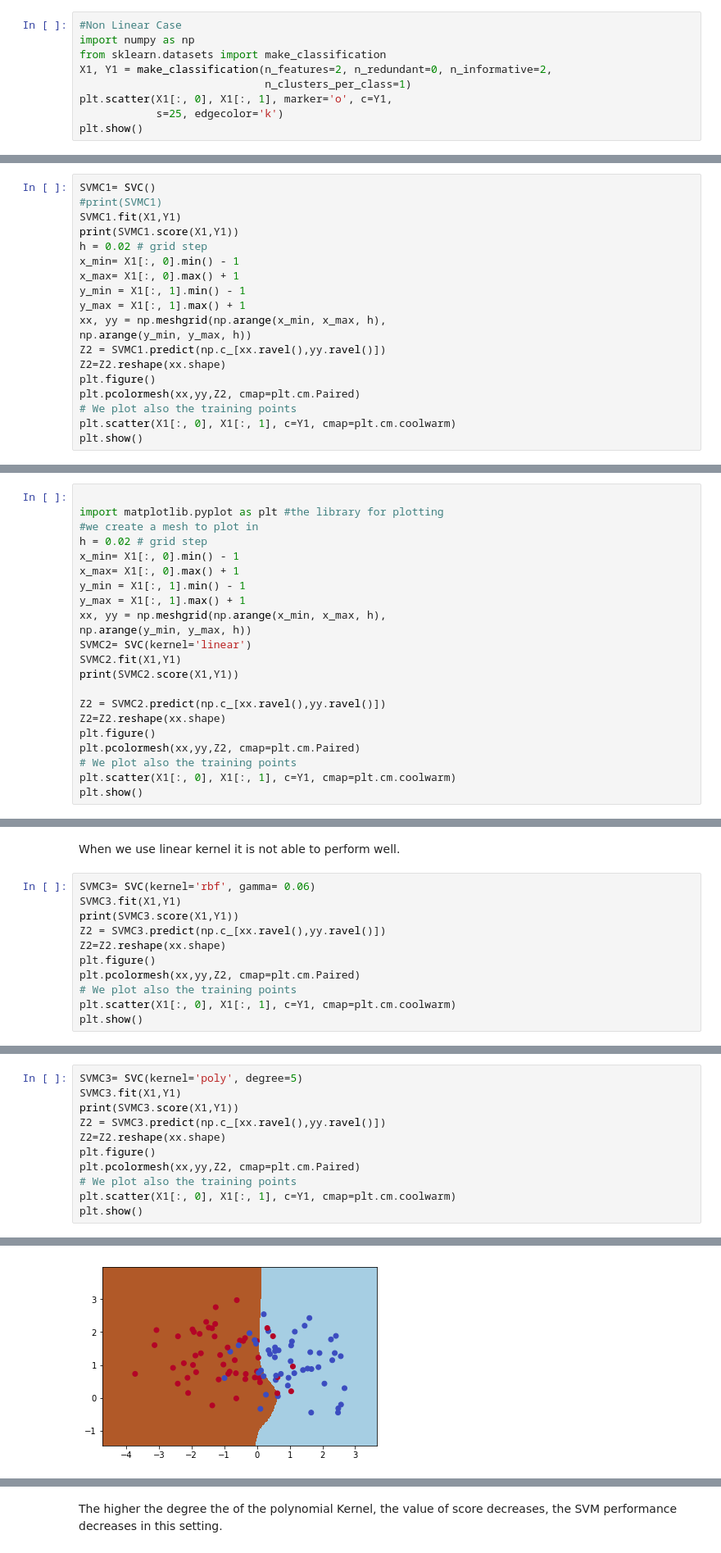
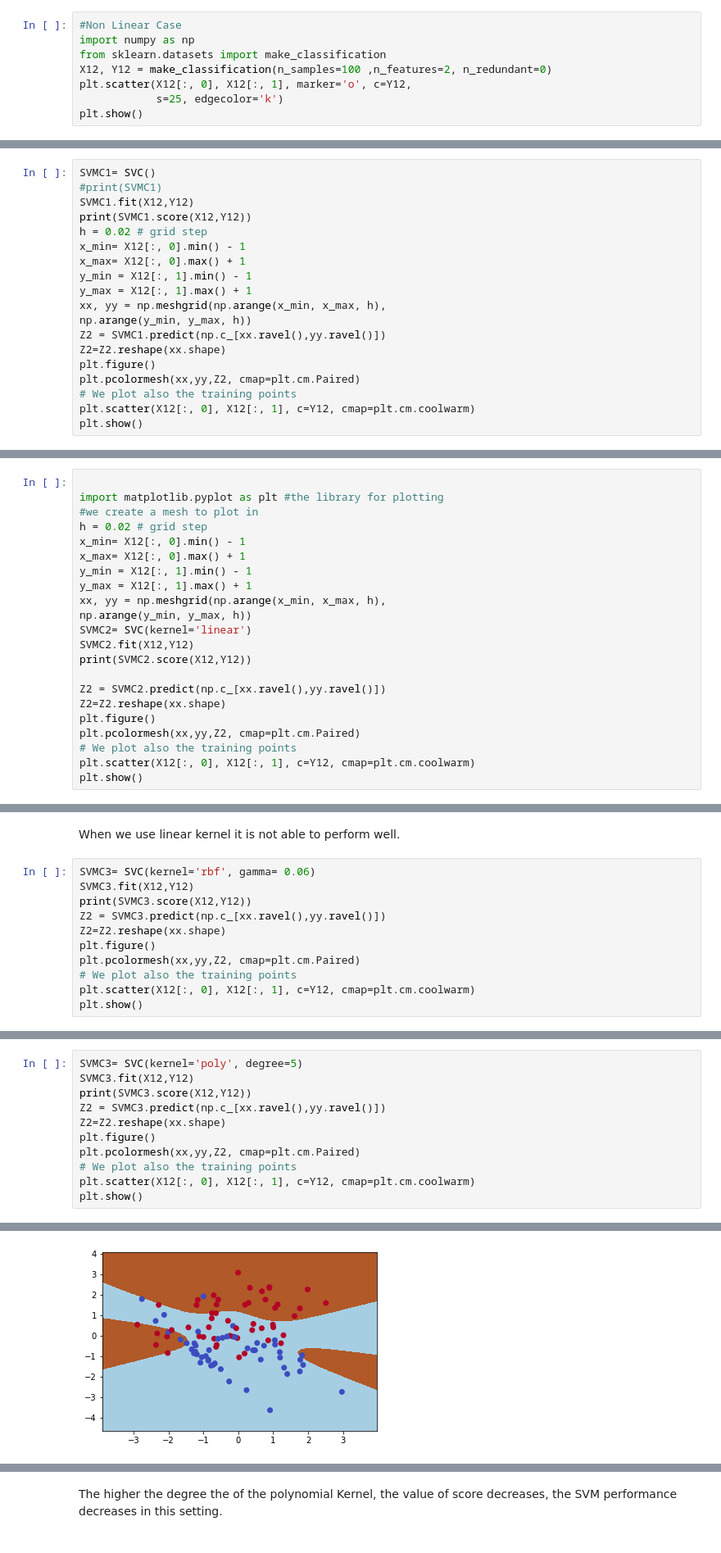
Before and after one commit to rohilrg/Machine-Learning-Practical-Session, a Jupyter notebook: Practical Session on SVM/SVM Practical Session.ipynb, the cells around one changed output, grey strips where cells are left out. Shown: that part at 82% size. Saved outputs shown, nothing was run; the diff lists cells and outputs as text.

```diff
--- a/Practical Session on SVM/SVM Practical Session.ipynb
+++ b/Practical Session on SVM/SVM Practical Session.ipynb
@@ -64,9 +64,8 @@ array([[-1., -1.],
 #Non Linear Case
 import numpy as np
 from sklearn.datasets import make_classification
-X1, Y1 = make_classification(n_features=2, n_redundant=0, n_informative=2,
-                             n_clusters_per_class=1)
-plt.scatter(X1[:, 0], X1[:, 1], marker='o', c=Y1,
+X12, Y12 = make_classification(n_samples=100 ,n_features=2, n_redundant=0)
+plt.scatter(X12[:, 0], X12[:, 1], marker='o', c=Y12,
             s=25, edgecolor='k')
 plt.show()
 # %% [output]
@@ -76,13 +75,13 @@ Generating Points using Make Classification
 # %%
 SVMC1= SVC()
 #print(SVMC1)
-SVMC1.fit(X1,Y1)
-print(SVMC1.score(X1,Y1))
+SVMC1.fit(X12,Y12)
+print(SVMC1.score(X12,Y12))
 h = 0.02 # grid step
-x_min= X1[:, 0].min() - 1
-x_max= X1[:, 0].max() + 1
-y_min = X1[:, 1].min() - 1
-y_max = X1[:, 1].max() + 1
+x_min= X12[:, 0].min() - 1
+x_max= X12[:, 0].max() + 1
+y_min = X12[:, 1].min() - 1
+y_max = X12[:, 1].max() + 1
 xx, yy = np.meshgrid(np.arange(x_min, x_max, h),
 np.arange(y_min, y_max, h))
 Z2 = SVMC1.predict(np.c_[xx.ravel(),yy.ravel()])
@@ -90,6 +89,6 @@ Z2=Z2.reshape(xx.shape)
 plt.figure()
 plt.pcolormesh(xx,yy,Z2, cmap=plt.cm.Paired)
 # We plot also the training points
-plt.scatter(X1[:, 0], X1[:, 1], c=Y1, cmap=plt.cm.coolwarm)
+plt.scatter(X12[:, 0], X12[:, 1], c=Y12, cmap=plt.cm.coolwarm)
 plt.show()
 # %% [output]
@@ -102,21 +101,21 @@ The normal setting of SVM learns the model really good.
 import matplotlib.pyplot as plt #the library for plotting
 #we create a mesh to plot in
 h = 0.02 # grid step
-x_min= X1[:, 0].min() - 1
-x_max= X1[:, 0].max() + 1
-y_min = X1[:, 1].min() - 1
-y_max = X1[:, 1].max() + 1
+x_min= X12[:, 0].min() - 1
+x_max= X12[:, 0].max() + 1
+y_min = X12[:, 1].min() - 1
+y_max = X12[:, 1].max() + 1
 xx, yy = np.meshgrid(np.arange(x_min, x_max, h),
 np.arange(y_min, y_max, h))
 SVMC2= SVC(kernel='linear')
-SVMC2.fit(X1,Y1)
-print(SVMC2.score(X1,Y1))
+SVMC2.fit(X12,Y12)
+print(SVMC2.score(X12,Y12))
 
 Z2 = SVMC2.predict(np.c_[xx.ravel(),yy.ravel()])
 Z2=Z2.reshape(xx.shape)
 plt.figure()
 plt.pcolormesh(xx,yy,Z2, cmap=plt.cm.Paired)
 # We plot also the training points
-plt.scatter(X1[:, 0], X1[:, 1], c=Y1, cmap=plt.cm.coolwarm)
+plt.scatter(X12[:, 0], X12[:, 1], c=Y12, cmap=plt.cm.coolwarm)
 plt.show()
 # %% [output]
@@ -126,13 +125,13 @@ plt.show()
 When we use linear kernel it is not able to perform well.
 # %%
 SVMC3= SVC(kernel='rbf', gamma= 0.06)
-SVMC3.fit(X1,Y1)
-print(SVMC3.score(X1,Y1))
+SVMC3.fit(X12,Y12)
+print(SVMC3.score(X12,Y12))
 Z2 = SVMC3.predict(np.c_[xx.ravel(),yy.ravel()])
 Z2=Z2.reshape(xx.shape)
 plt.figure()
 plt.pcolormesh(xx,yy,Z2, cmap=plt.cm.Paired)
 # We plot also the training points
-plt.scatter(X1[:, 0], X1[:, 1], c=Y1, cmap=plt.cm.coolwarm)
+plt.scatter(X12[:, 0], X12[:, 1], c=Y12, cmap=plt.cm.coolwarm)
 plt.show()
 # %% [output]
@@ -141,12 +140,12 @@ plt.show()
 # %%
 SVMC3= SVC(kernel='poly', degree=5)
-SVMC3.fit(X1,Y1)
-print(SVMC3.score(X1,Y1))
+SVMC3.fit(X12,Y12)
+print(SVMC3.score(X12,Y12))
 Z2 = SVMC3.predict(np.c_[xx.ravel(),yy.ravel()])
 Z2=Z2.reshape(xx.shape)
 plt.figure()
 plt.pcolormesh(xx,yy,Z2, cmap=plt.cm.Paired)
 # We plot also the training points
-plt.scatter(X1[:, 0], X1[:, 1], c=Y1, cmap=plt.cm.coolwarm)
+plt.scatter(X12[:, 0], X12[:, 1], c=Y12, cmap=plt.cm.coolwarm)
 plt.show()
 # %% [output]
@@ -154 +153 @@ plt.show()
-[figure, old version]
+[figure, new version]
```
Also changed, not shown: parts of 9 cells of this notebook.
